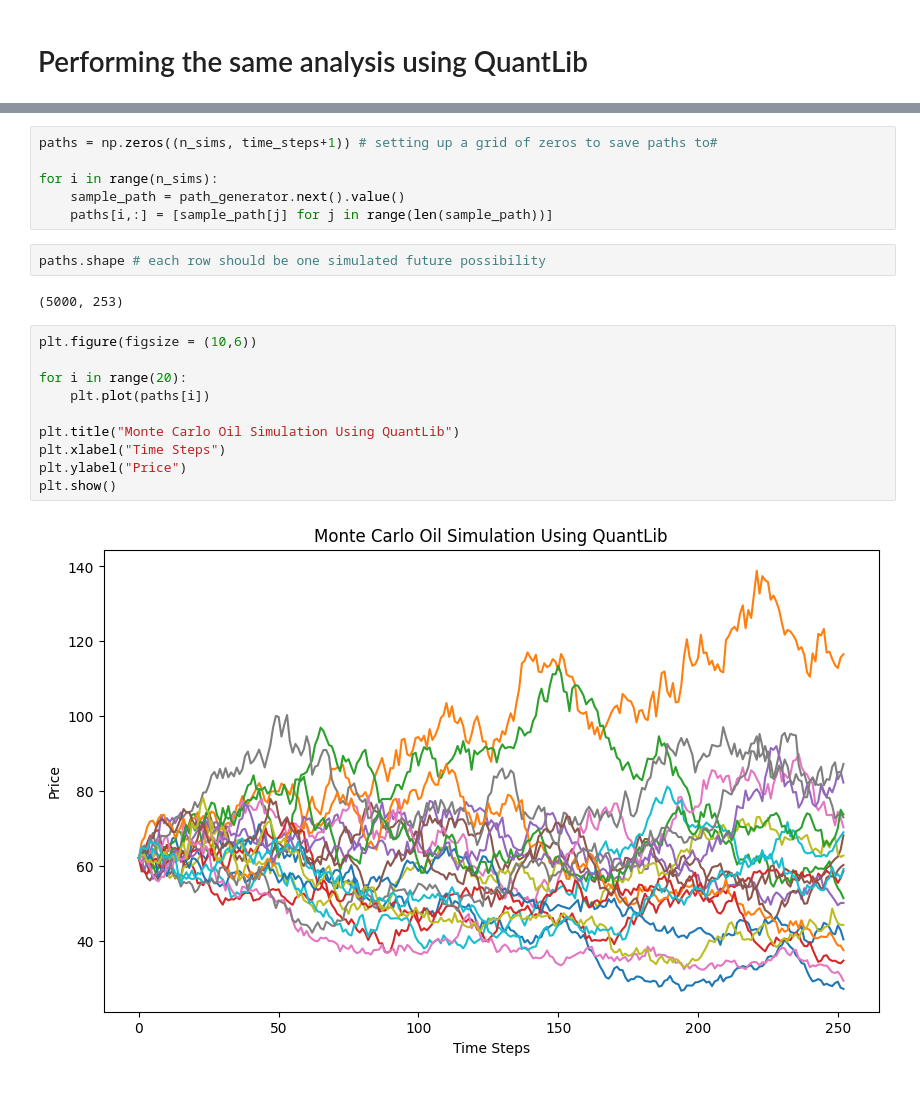
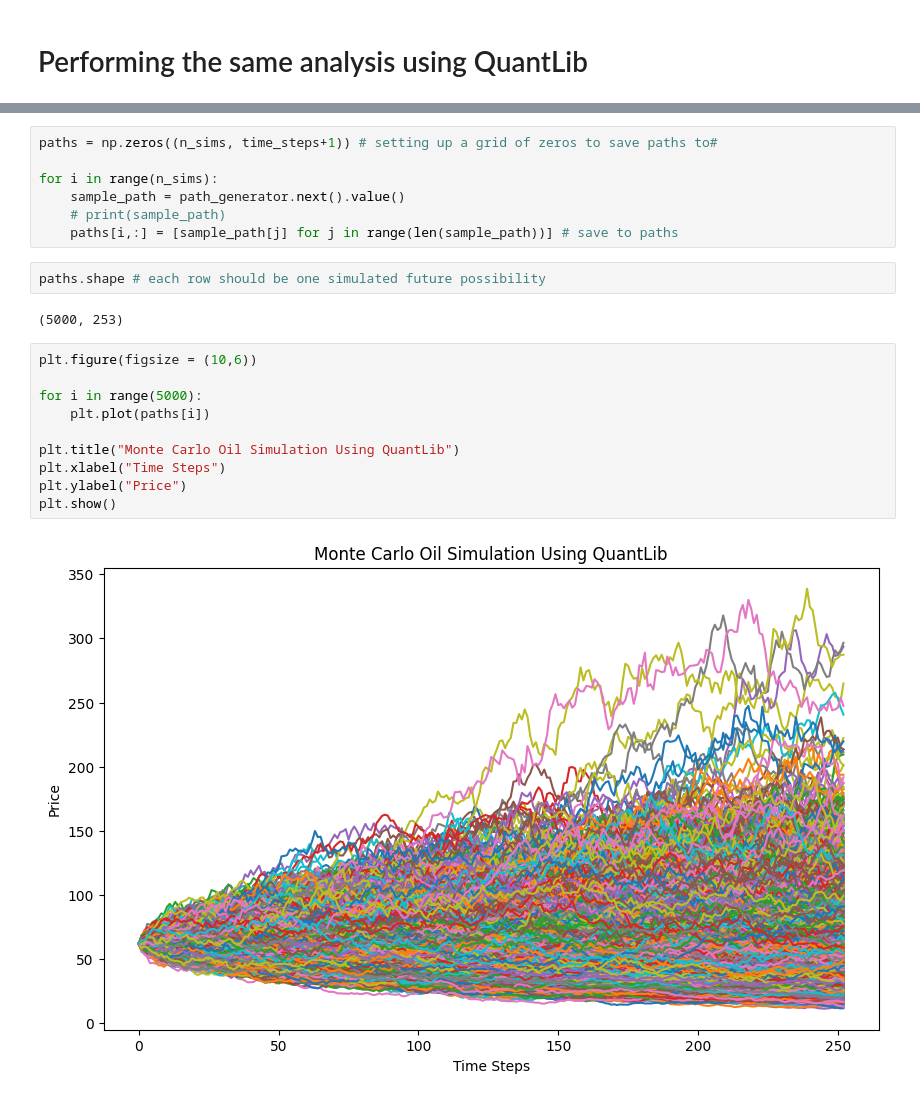
Before and after one commit to maxthebigcoda/Commodity-Modelling-Monte-Carlo-, a Jupyter notebook: Monte_Carlo.ipynb, the cells around one changed output, grey strips where cells are left out. Drawn from its saved outputs; the diff is of its cells as text.

```diff
--- a/Monte_Carlo.ipynb
+++ b/Monte_Carlo.ipynb
@@ -195,7 +198,8 @@ paths = np.zeros((n_sims, time_steps+1)) # setting up a grid of zeros to save pa
 
 for i in range(n_sims):
     sample_path = path_generator.next().value()
-    paths[i,:] = [sample_path[j] for j in range(len(sample_path))]
+    # print(sample_path)
+    paths[i,:] = [sample_path[j] for j in range(len(sample_path))] # save to paths
 # %%
 paths.shape # each row should be one simulated future possibility
 # %% [output]
@@ -203,12 +207,12 @@ paths.shape # each row should be one simulated future possibility
 # %%
 plt.figure(figsize = (10,6))
 
-for i in range(20):
+for i in range(5000):
     plt.plot(paths[i])
 
 plt.title("Monte Carlo Oil Simulation Using QuantLib")
 plt.xlabel("Time Steps")
 plt.ylabel("Price")
 plt.show()
 # %% [output]
-[figure, old version]
+[figure, new version]
```
Also changed, not shown: parts of 10 cells of this notebook.
